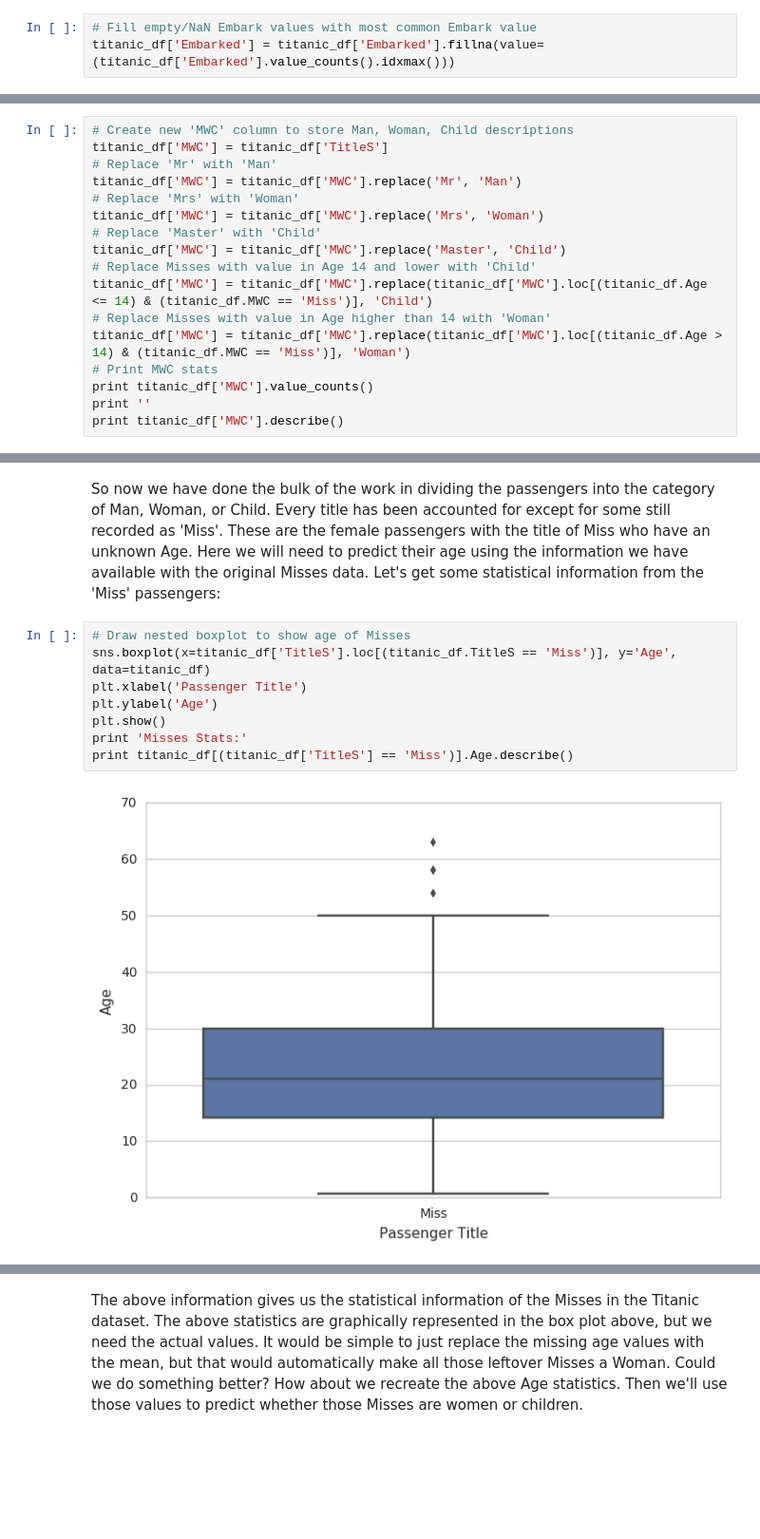
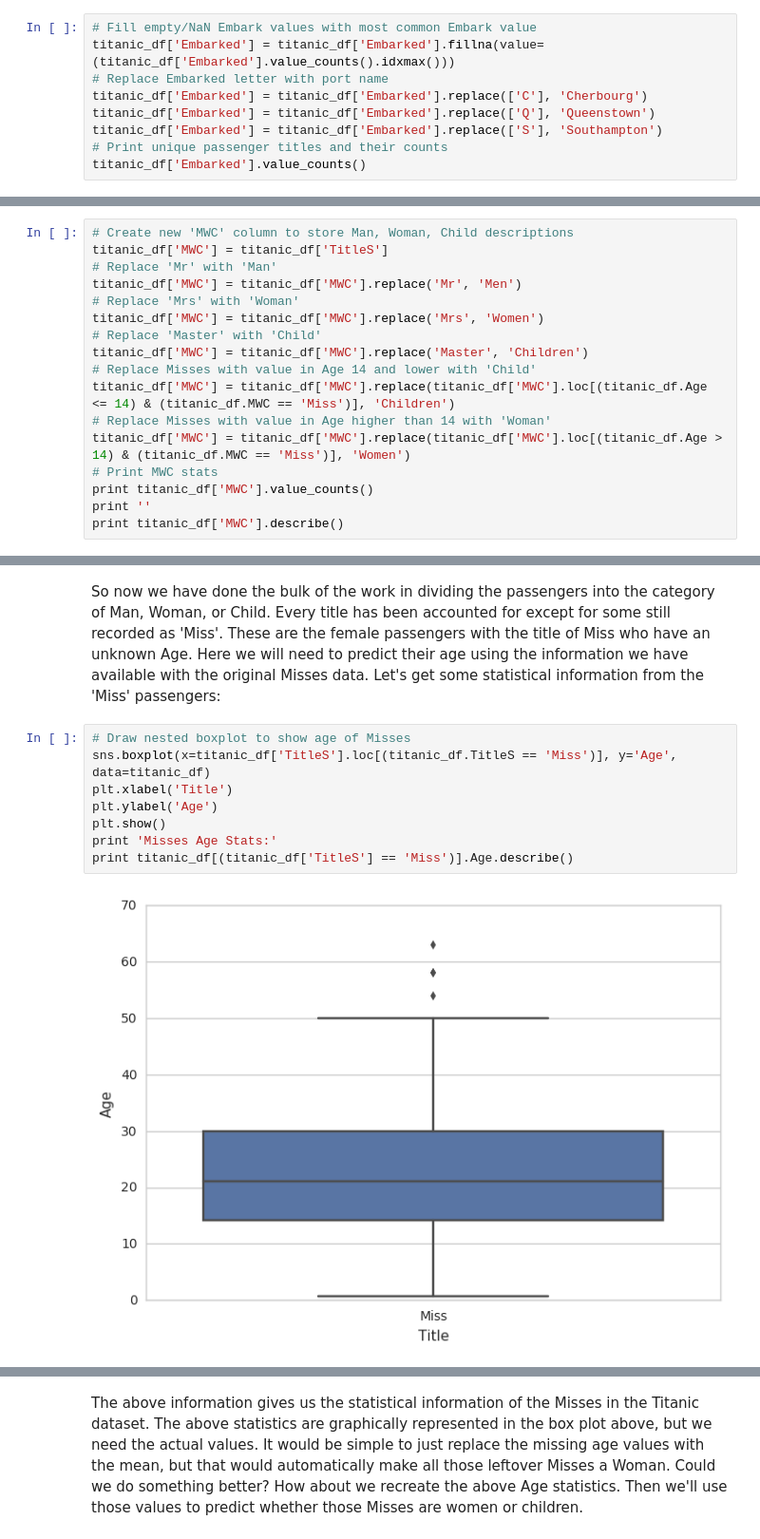
Before and after one commit to wblakecannon/titanic-investigation, a Jupyter notebook: titanic-investigation.ipynb, the cells around one changed output, grey strips where cells are left out. Shown: that part at 95% size. Drawn from its saved outputs; the diff is of its cells as text; blank space fills up the shorter version.

```diff
--- a/titanic-investigation.ipynb
+++ b/titanic-investigation.ipynb
@@ -135,3 +137,9 @@ There are a number of methods that can be used to deal with this. Each has their
 # %%
 # Fill empty/NaN Embark values with most common Embark value
 titanic_df['Embarked'] = titanic_df['Embarked'].fillna(value=(titanic_df['Embarked'].value_counts().idxmax()))
+# Replace Embarked letter with port name
+titanic_df['Embarked'] = titanic_df['Embarked'].replace(['C'], 'Cherbourg')
+titanic_df['Embarked'] = titanic_df['Embarked'].replace(['Q'], 'Queenstown')
+titanic_df['Embarked'] = titanic_df['Embarked'].replace(['S'], 'Southampton')
+# Print unique passenger titles and their counts
+titanic_df['Embarked'].value_counts()
@@ -288,15 +303,15 @@ Finding female children is the difficult part; as the title of 'Miss' has quite
 # Create new 'MWC' column to store Man, Woman, Child descriptions
 titanic_df['MWC'] = titanic_df['TitleS']
 # Replace 'Mr' with 'Man'
-titanic_df['MWC'] = titanic_df['MWC'].replace('Mr', 'Man')
+titanic_df['MWC'] = titanic_df['MWC'].replace('Mr', 'Men')
 # Replace 'Mrs' with 'Woman'
-titanic_df['MWC'] = titanic_df['MWC'].replace('Mrs', 'Woman')
+titanic_df['MWC'] = titanic_df['MWC'].replace('Mrs', 'Women')
 # Replace 'Master' with 'Child'
-titanic_df['MWC'] = titanic_df['MWC'].replace('Master', 'Child')
+titanic_df['MWC'] = titanic_df['MWC'].replace('Master', 'Children')
 # Replace Misses with value in Age 14 and lower with 'Child'
-titanic_df['MWC'] = titanic_df['MWC'].replace(titanic_df['MWC'].loc[(titanic_df.Age <= 14) & (titanic_df.MWC == 'Miss')], 'Child')
+titanic_df['MWC'] = titanic_df['MWC'].replace(titanic_df['MWC'].loc[(titanic_df.Age <= 14) & (titanic_df.MWC == 'Miss')], 'Children')
 # Replace Misses with value in Age higher than 14 with 'Woman'
-titanic_df['MWC'] = titanic_df['MWC'].replace(titanic_df['MWC'].loc[(titanic_df.Age > 14) & (titanic_df.MWC == 'Miss')], 'Woman')
+titanic_df['MWC'] = titanic_df['MWC'].replace(titanic_df['MWC'].loc[(titanic_df.Age > 14) & (titanic_df.MWC == 'Miss')], 'Women')
 # Print MWC stats
 print titanic_df['MWC'].value_counts()
 print ''
@@ -318,10 +333,10 @@ So now we have done the bulk of the work in dividing the passengers into the cat
 # %%
 # Draw nested boxplot to show age of Misses
 sns.boxplot(x=titanic_df['TitleS'].loc[(titanic_df.TitleS == 'Miss')], y='Age', data=titanic_df)
-plt.xlabel('Passenger Title')
+plt.xlabel('Title')
 plt.ylabel('Age')
 plt.show()
-print 'Misses Stats:'
+print 'Misses Age Stats:'
 print titanic_df[(titanic_df['TitleS'] == 'Miss')].Age.describe()
 # %% [output]
-[figure, old version]
+[figure, new version]
```
Also changed, not shown: parts of 171 cells of this notebook.
